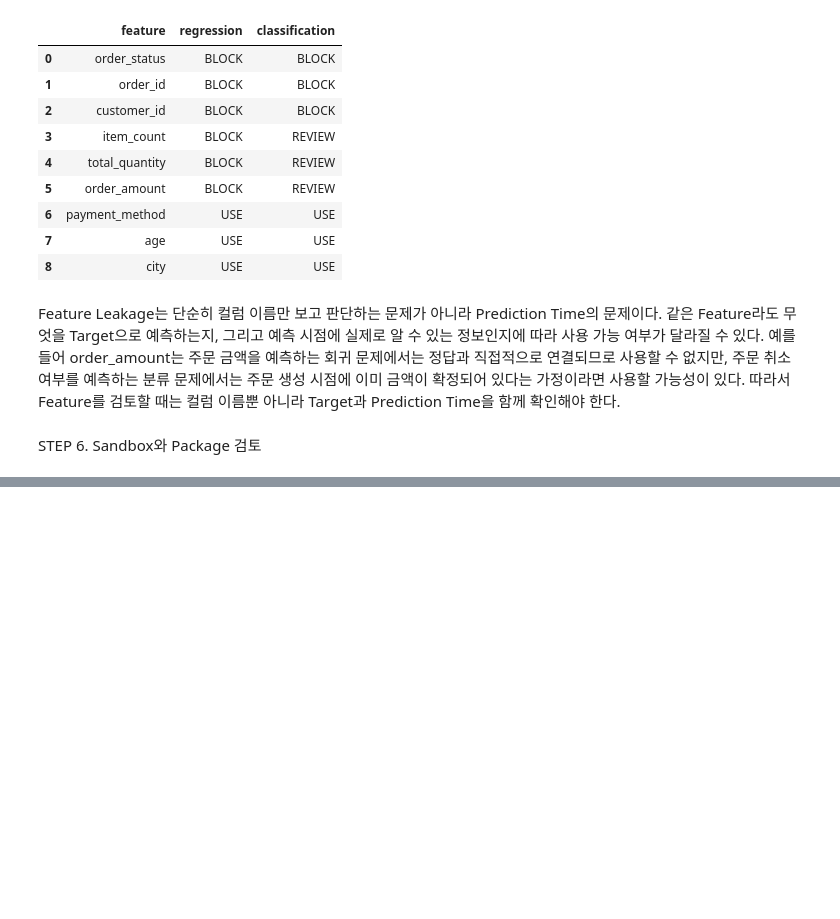
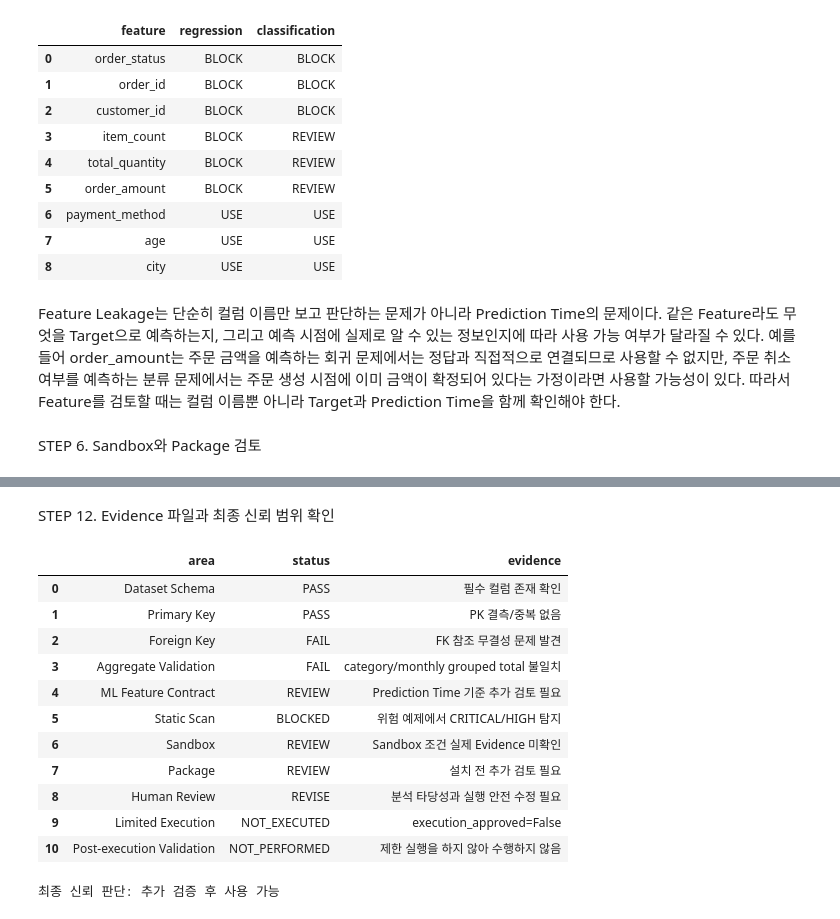
Before and after one commit to hiju200208-png/llm-data-analysis-course, a Jupyter notebook: chapter12/chapter12.ipynb, the cells around one changed output, grey strips where cells are left out. Drawn from its saved outputs; the diff is of its cells as text; code cells hidden in the pictures; blank space fills up the shorter version.

```diff
--- a/chapter12/chapter12.ipynb
+++ b/chapter12/chapter12.ipynb
@@ -1161,0 +1611,69 @@ STEP 6. Sandbox와 Package 검토
+# %% [markdown]
+STEP 12. Evidence 파일과 최종 신뢰 범위 확인
+# %%
+# STEP 12-1. 전체 Evidence 요약
+
+evidence_summary = pd.DataFrame({
+    "area": [
+        "Dataset Schema",
+        "Primary Key",
+        "Foreign Key",
+        "Aggregate Validation",
+        "ML Feature Contract",
+        "Static Scan",
+        "Sandbox",
+        "Package",
+        "Human Review",
+        "Limited Execution",
+        "Post-execution Validation",
+    ],
+    "status": [
+        "PASS",
+        "PASS",
+        "FAIL",
+        "FAIL",
+        "REVIEW",
+        "BLOCKED",
+        "REVIEW",
+        "REVIEW",
+        "REVISE",
+        "NOT_EXECUTED",
+        "NOT_PERFORMED",
+    ],
+    "evidence": [
+        "필수 컬럼 존재 확인",
+        "PK 결측/중복 없음",
+        "FK 참조 무결성 문제 발견",
+        "category/monthly grouped total 불일치",
+        "Prediction Time 기준 추가 검토 필요",
+        "위험 예제에서 CRITICAL/HIGH 탐지",
+        "Sandbox 조건 실제 Evidence 미확인",
+        "설치 전 추가 검토 필요",
+        "분석 타당성과 실행 안전 수정 필요",
+        "execution_approved=False",
+        "제한 실행을 하지 않아 수행하지 않음",
+    ],
+})
+
+display(evidence_summary)
+# %% [output]
+|  | area | status | evidence |
+| 0 | Dataset Schema | PASS | 필수 컬럼 존재 확인 |
+| 1 | Primary Key | PASS | PK 결측/중복 없음 |
+| 2 | Foreign Key | FAIL | FK 참조 무결성 문제 발견 |
+| 3 | Aggregate Validation | FAIL | category/monthly grouped total 불일치 |
+| 4 | ML Feature Contract | REVIEW | Prediction Time 기준 추가 검토 필요 |
+| 5 | Static Scan | BLOCKED | 위험 예제에서 CRITICAL/HIGH 탐지 |
+| 6 | Sandbox | REVIEW | Sandbox 조건 실제 Evidence 미확인 |
+| 7 | Package | REVIEW | 설치 전 추가 검토 필요 |
+| 8 | Human Review | REVISE | 분석 타당성과 실행 안전 수정 필요 |
+| 9 | Limited Execution | NOT_EXECUTED | execution_approved=False |
+| 10 | Post-execution Validation | NOT_PERFORMED | 제한 실행을 하지 않아 수행하지 않음 |
+# %%
+# STEP 12-2. 최종 신뢰 판단
+
+final_trust_decision = "추가 검증 후 사용 가능"
+
+print("최종 신뢰 판단:", final_trust_decision)
+# %% [output]
+최종 신뢰 판단: 추가 검증 후 사용 가능
```
Also changed, not shown: parts of 24 cells of this notebook, 1 other file.
